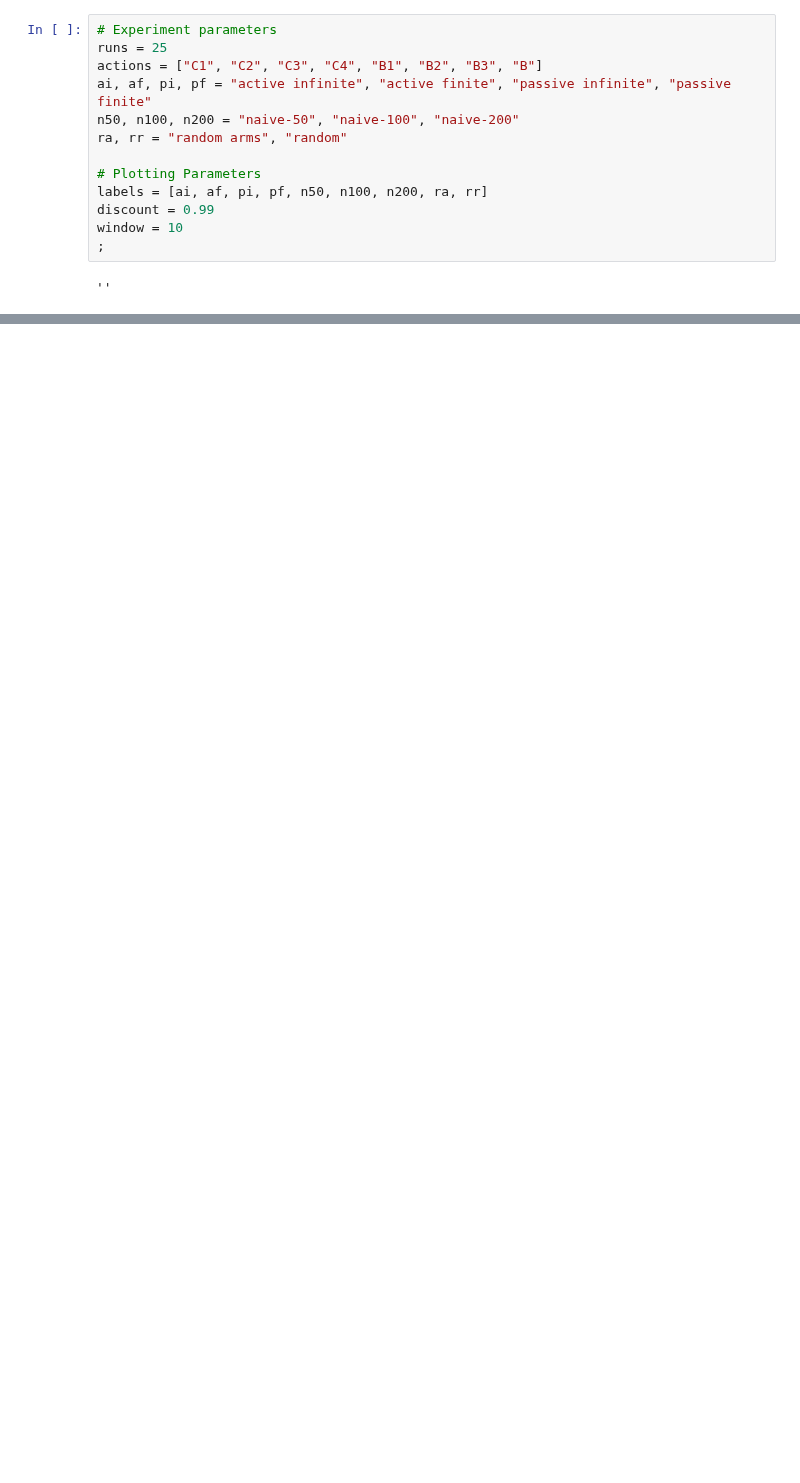
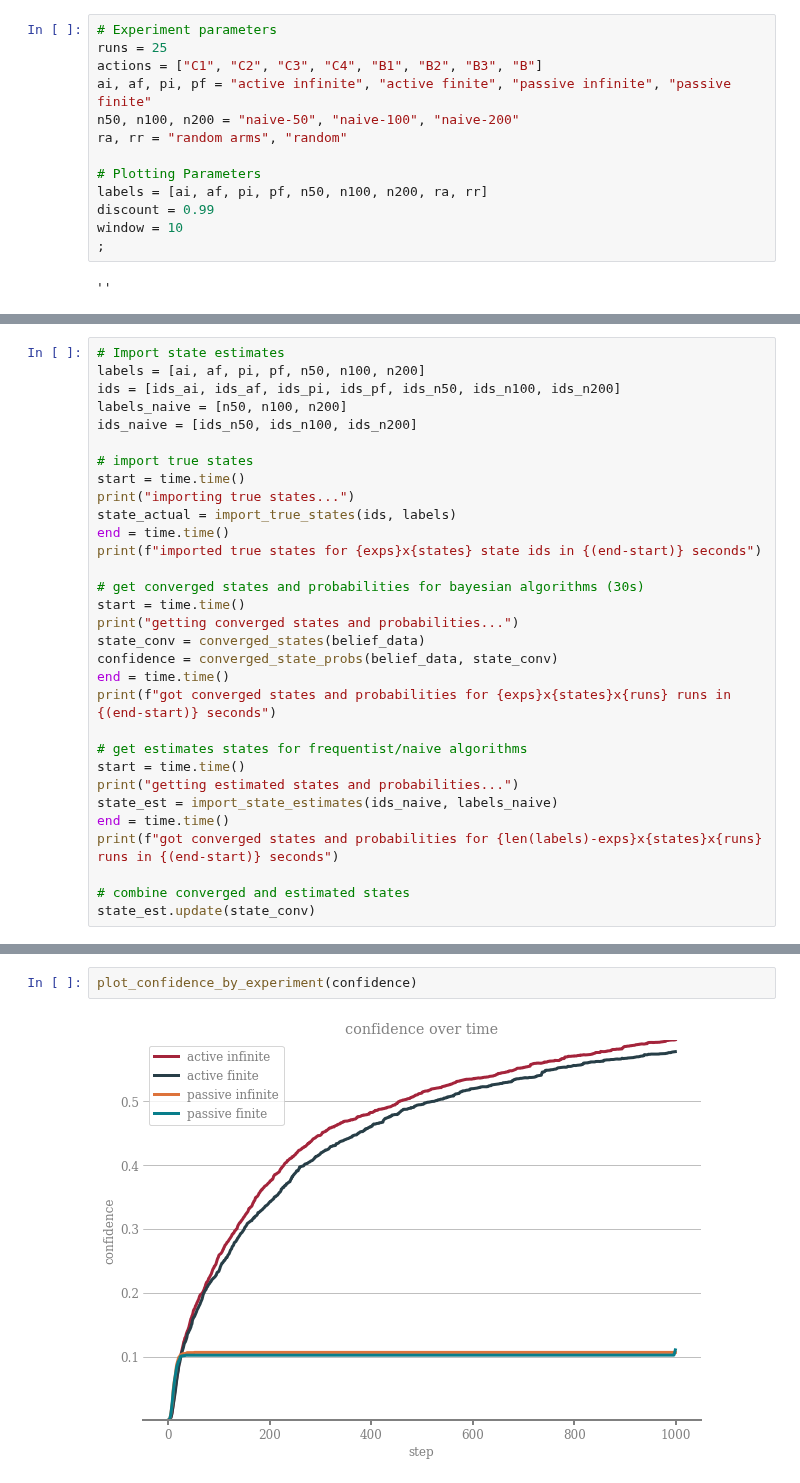
Before and after one commit to RachelFreedman/ATS, a Jupyter notebook: make_plots/make_plots_final_python.ipynb, the cells around one changed output, grey strips where cells are left out. Drawn from its saved outputs; the diff is of its cells as text; blank space fills up the shorter version.

Commit message:
python plotting code

```diff
--- a/make_plots/make_plots_final_python.ipynb
+++ b/make_plots/make_plots_final_python.ipynb
@@ -114,0 +158,31 @@ plot_actions(data_n50, n50, window)
+# %%
+# Import state estimates
+labels = [ai, af, pi, pf, n50, n100, n200]
+ids = [ids_ai, ids_af, ids_pi, ids_pf, ids_n50, ids_n100, ids_n200]
+labels_naive = [n50, n100, n200]
+ids_naive = [ids_n50, ids_n100, ids_n200]
+
+# import true states
+start = time.time()
+print("importing true states...")
+state_actual = import_true_states(ids, labels)
+end = time.time()
+print(f"imported true states for {exps}x{states} state ids in {(end-start)} seconds")
+
+# get converged states and probabilities for bayesian algorithms (30s)
+start = time.time()
+print("getting converged states and probabilities...")
+state_conv = converged_states(belief_data)
+confidence = converged_state_probs(belief_data, state_conv)
+end = time.time()
+print(f"got converged states and probabilities for {exps}x{states}x{runs} runs in {(end-start)} seconds")
+
+# get estimates states for frequentist/naive algorithms
+start = time.time()
+print("getting estimated states and probabilities...")
+state_est = import_state_estimates(ids_naive, labels_naive)
+end = time.time()
+print(f"got converged states and probabilities for {len(labels)-exps}x{states}x{runs} runs in {(end-start)} seconds")
+
+# combine converged and estimated states
+state_est.update(state_conv)
@@ -114,0 +196,4 @@ plot_actions(data_n50, n50, window)
+# %%
+plot_confidence_by_experiment(confidence)
+# %% [output]
+[figure, added]
```
Also changed, not shown: parts of 14 cells of this notebook, 5 other files.
